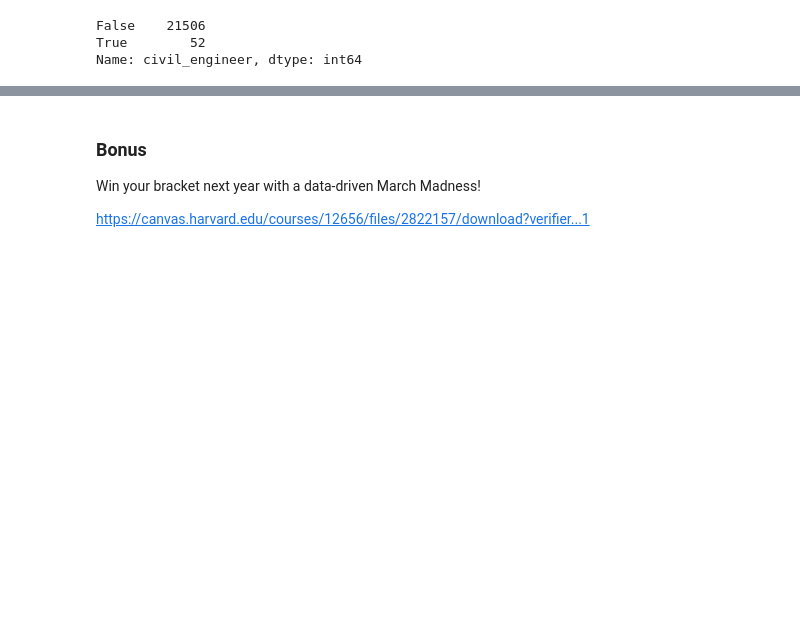
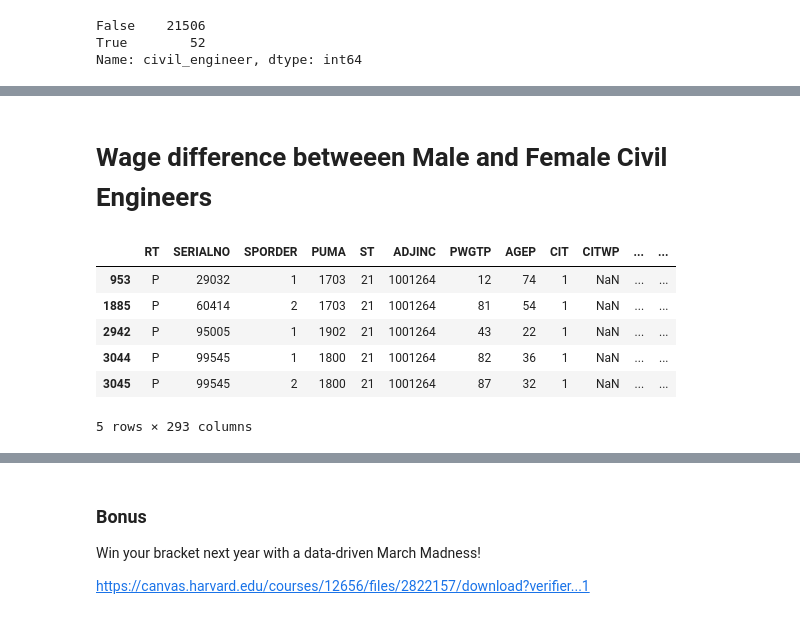
Before and after one commit to alha282/ce599, a Jupyter notebook: 21-Regression 1/Regression 1.ipynb, the cells around one changed output, grey strips where cells are left out. Drawn from its saved outputs; the diff is of its cells as text; code cells hidden in the pictures; blank space fills up the shorter version.

```diff
--- a/21-Regression 1/Regression 1.ipynb
+++ b/21-Regression 1/Regression 1.ipynb
@@ -621,0 +672,2 @@ Name: FOD1P2, Length: 136, dtype: int64
+# %% [markdown]
+# Wage difference betweeen Male and Female Civil Engineers
@@ -622 +676,11 @@ Name: FOD1P2, Length: 136, dtype: int64
+# %%
+ce.head()
+# %% [output]
+|  | RT | SERIALNO | SPORDER | PUMA | ST | ADJINC | PWGTP | AGEP | CIT | CITWP | ... | ... |
+| 953 | P | 29032 | 1 | 1703 | 21 | 1001264 | 12 | 74 | 1 | NaN | ... | ... |
+| 1885 | P | 60414 | 2 | 1703 | 21 | 1001264 | 81 | 54 | 1 | NaN | ... | ... |
+| 2942 | P | 95005 | 1 | 1902 | 21 | 1001264 | 43 | 22 | 1 | NaN | ... | ... |
+| 3044 | P | 99545 | 1 | 1800 | 21 | 1001264 | 82 | 36 | 1 | NaN | ... | ... |
+| 3045 | P | 99545 | 2 | 1800 | 21 | 1001264 | 87 | 32 | 1 | NaN | ... | ... |
+5 rows × 293 columns
 # %%
```
Also changed, not shown: parts of 26 cells of this notebook, 2 other files.
